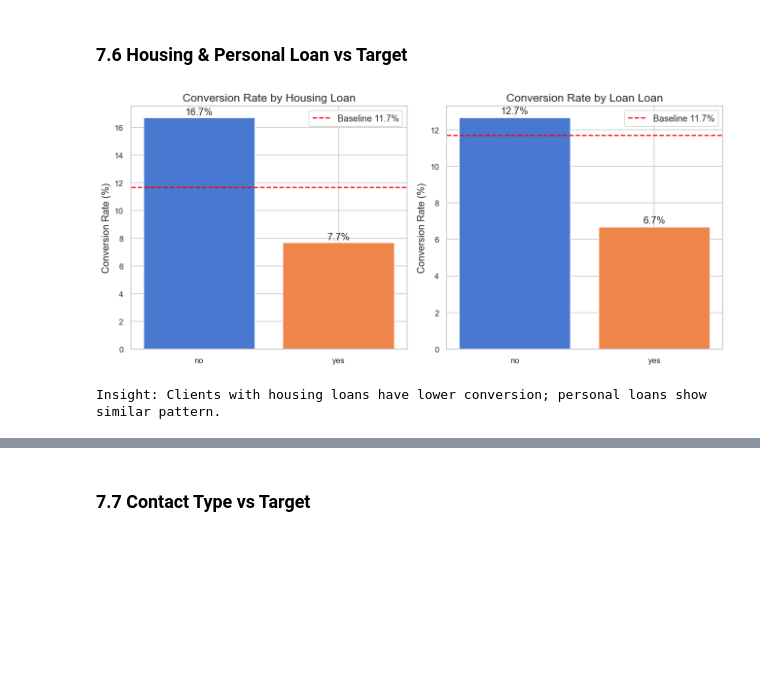
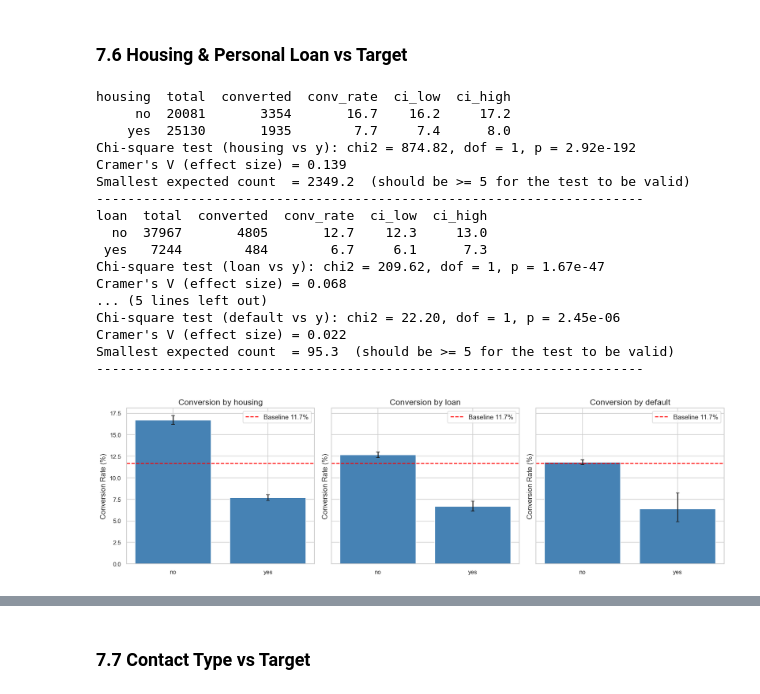
Before and after one commit to AlokYadav310703/Bank-Marketing, a Jupyter notebook: notebook/01_eda.ipynb, the cells around one changed output, grey strips where cells are left out. Drawn from its saved outputs; the diff is of its cells as text; code cells hidden in the pictures; blank space fills up the shorter version.

```diff
--- a/notebook/01_eda.ipynb
+++ b/notebook/01_eda.ipynb
@@ -392,7 +552,7 @@ Clients contacted >5 times: 4,355 (9.6%)
 # %%
 cat_cols_display = ['job', 'marital', 'education', 'default', 'housing', 'loan', 'contact', 'poutcome']
 
-fig, axes = plt.subplots(3, 3, figsize=(16, 13))
+fig, axes = plt.subplots(3, 3, figsize=(12, 10))
 axes = axes.flatten()
 
 for i, col in enumerate(cat_cols_display):
@@ -463,6 +648,19 @@ Insight: Seniors (65+) have significantly higher conversion rates.
 # %% [markdown]
 ### 7.2 Job vs Target
 # %%
+# Statistical test
+# Chi-Square Test
+ct = pd.crosstab(df['job'], df['y'])
+chi2, p, dof, expected = chi2_contingency(ct)
+print(f"\nChi-square test: chi2={chi2:.2f}, p={p:.2e}, dof={dof}")
+
+# Cramer-V Test
+n = ct.to_numpy().sum()
+r, k = ct.shape
+cramers_v = np.sqrt(chi2 / (n * min(r - 1, k - 1)))
+print(cramers_v)
+print("Minimum expected frequency:", round(expected.min(),2))
+
 job_acc = (
     df.groupby('job')
     .agg(total=('y','count'), converted=('y', lambda x: (x=='yes').sum()))
@@ -471,7 +669,7 @@ job_acc = (
     .reset_index()
 )
 
-fig, ax = plt.subplots(figsize=(10, 6))
+fig, ax = plt.subplots()
 bars = ax.barh(job_acc['job'], job_acc['conv_rate'],
                color=['#2ecc71' if v > BASELINE_CONVERSION else '#e74c3c' for v in job_acc['conv_rate']])
 ax.axvline(BASELINE_CONVERSION, color='navy', linestyle='--', linewidth=1.5, label=f'Baseline {BASELINE_CONVERSION:.1f}%')
@@ -565,26 +816,34 @@ yes  1804.27   733.0
 # %% [markdown]
 ### 7.6 Housing & Personal Loan vs Target
 # %%
-fig, axes = plt.subplots(1, 2, figsize=(11, 5))
+fig, axes = plt.subplots(1, 3, figsize=(15, 4.5), sharey=True)   # same y-axis so bars are comparable
 
-for ax, col in zip(axes, ['housing', 'loan']):
-    acc = (
-        df.groupby(col)
-        .agg(total=('y','count'), converted=('y', lambda x: (x=='yes').sum()))
-        .assign(conv_rate=lambda x: x['converted']/x['total']*100)
-        .reset_index()
-    )
-    ax.bar(acc[col], acc['conv_rate'], color=sns.color_palette('muted',2), edgecolor='white')
-    ax.axhline(BASELINE_CONVERSION, color='red', linestyle='--', label=f'Baseline {BASELINE_CONVERSION:.1f}%')
-    ax.set_title(f'Conversion Rate by {col.capitalize()} Loan')
-    ax.set_ylabel('Conversion Rate (%)')
-    ax.legend()
-    for i, row in acc.iterrows():
-        ax.text(i, row['conv_rate']+0.2, f"{row['conv_rate']:.1f}%", ha='center')
+for ax, col in zip(axes, ['housing', 'loan', 'default']):
+    acc = conv_table(df, col)
+    bar_with_ci(ax, acc, col, baseline=BASELINE_CONVERSION, title=f'Conversion by {col}')
+    print(acc.round(1).to_string(index=False))
+    chi_square_test(df, col)
+    # With only two groups, the z-test gives the same answer as the chi-square test
+    print('-' * 70)
 
 plt.tight_layout()
 plt.show()
-print("Insight: Clients with housing loans have lower conversion; personal loans show similar pattern.")
 # %% [output]
+housing  total  converted  conv_rate  ci_low  ci_high
+     no  20081       3354       16.7    16.2     17.2
+    yes  25130       1935        7.7     7.4      8.0
+Chi-square test (housing vs y): chi2 = 874.82, dof = 1, p = 2.92e-192
+Cramer's V (effect size) = 0.139
+Smallest expected count  = 2349.2  (should be >= 5 for the test to be valid)
+----------------------------------------------------------------------
+loan  total  converted  conv_rate  ci_low  ci_high
+  no  37967       4805       12.7    12.3     13.0
+ yes   7244        484        6.7     6.1      7.3
+Chi-square test (loan vs y): chi2 = 209.62, dof = 1, p = 1.67e-47
+Cramer's V (effect size) = 0.068
+... (5 lines left out)
+Chi-square test (default vs y): chi2 = 22.20, dof = 1, p = 2.45e-06
+Cramer's V (effect size) = 0.022
+Smallest expected count  = 95.3  (should be >= 5 for the test to be valid)
+----------------------------------------------------------------------
-[figure, old version]
+[figure, new version]
-Insight: Clients with housing loans have lower conversion; personal loans show similar pattern.
```
Also changed, not shown: parts of 58 cells of this notebook, 7 other files.
